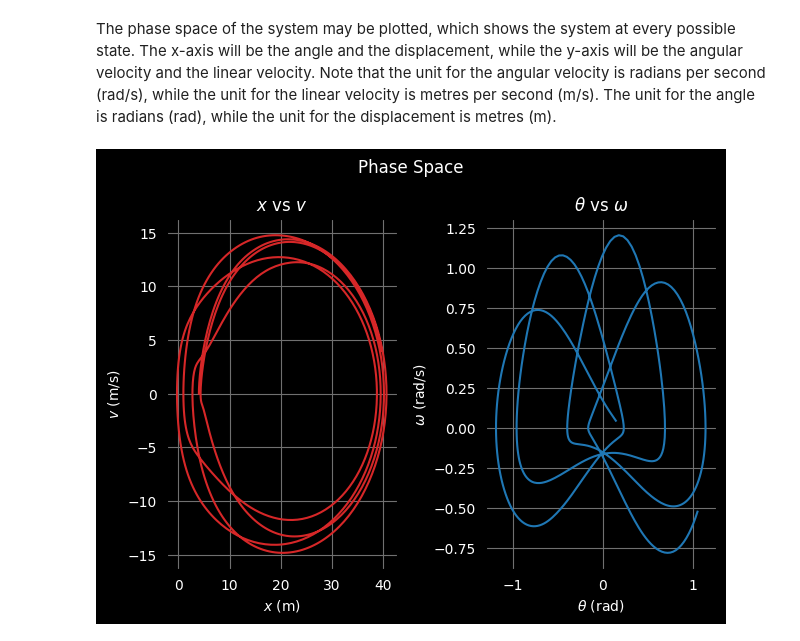
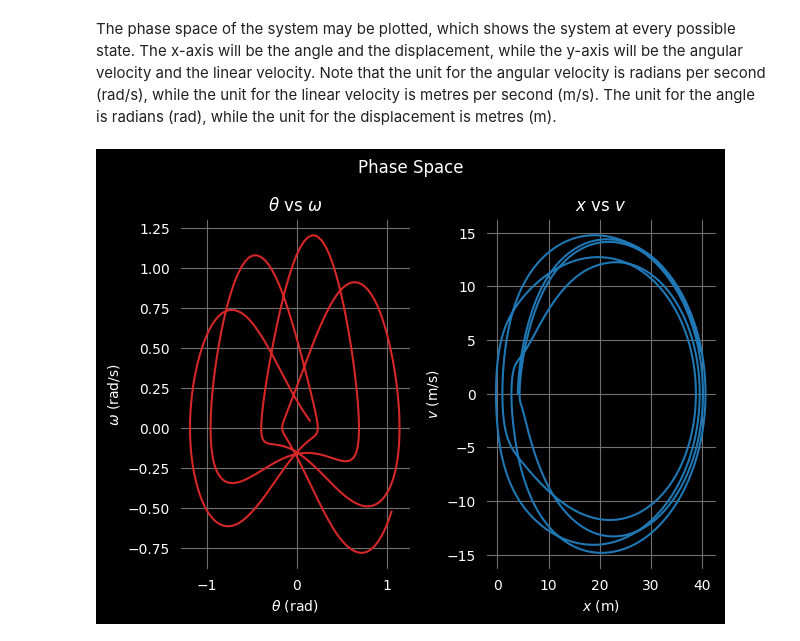
Before and after one commit to Melon-Mao/Python-repository, a Jupyter notebook: Data Analysis/Mechanics/Pendulums/Elastic Pendulum/elastic_pendulum.ipynb, the cells around one changed output. Cells and saved outputs as stored; diff of their text form; code cells hidden in the pictures.

```diff
--- a/Data Analysis/Mechanics/Pendulums/Elastic Pendulum/elastic_pendulum.ipynb
+++ b/Data Analysis/Mechanics/Pendulums/Elastic Pendulum/elastic_pendulum.ipynb
@@ -545,27 +617,27 @@ The phase space of the system may be plotted, which shows the system at every po
 # %%
 fig = plt.figure()
 gs = fig.add_gridspec(1, 2)
 
 ax1 = fig.add_subplot(gs[0, 0])
-ax1.plot(X_array, V_array, color="tab:red")
-ax1.set_xlabel(r"$x$ (m)")
-ax1.set_ylabel(r"$v$ (m/s)")
-ax1.set_title(r"$x$ vs $v$")
+ax1.plot(Theta_array, Omega_array, color="tab:red")
+ax1.set_xlabel(r"$\theta$ (rad)")
+ax1.set_ylabel(r"$\omega$ (rad/s)")
+ax1.set_title(r"$\theta$ vs $\omega$")
 ax1.grid()
 
 ax2 = fig.add_subplot(gs[0, 1])
-ax2.plot(Theta_array, Omega_array, color="tab:blue")
-ax2.set_xlabel(r"$\theta$ (rad)")
-ax2.set_ylabel(r"$\omega$ (rad/s)")
-ax2.set_title(r"$\theta$ vs $\omega$")
+
+ax2.plot(X_array, V_array, color="tab:blue")
+ax2.set_xlabel(r"$x$ (m)")
+ax2.set_ylabel(r"$v$ (m/s)")
+ax2.set_title(r"$x$ vs $v$")
 ax2.grid()
-
 
 plt.suptitle("Phase Space", color="white")
 plt.tight_layout()
 
 
 plt.savefig("Figures/elastic_pendulum_phase_space.png", dpi=300)
 plt.show()
 # %% [output]
-[figure, old version]
+[figure, new version]
```
Also changed, not shown: parts of 3 cells of this notebook, 3 other files.
